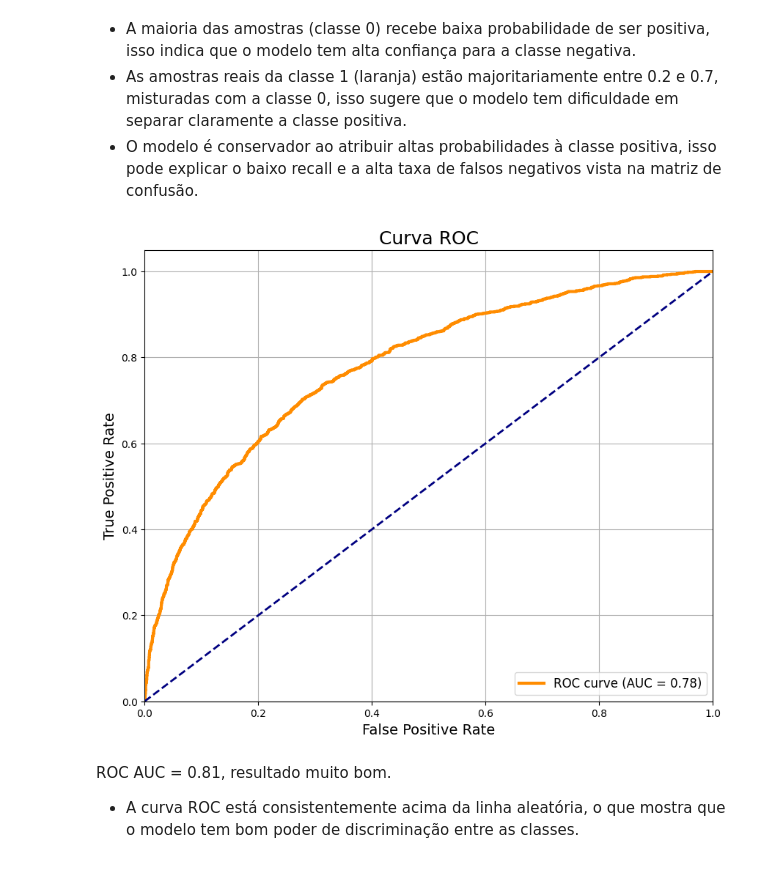
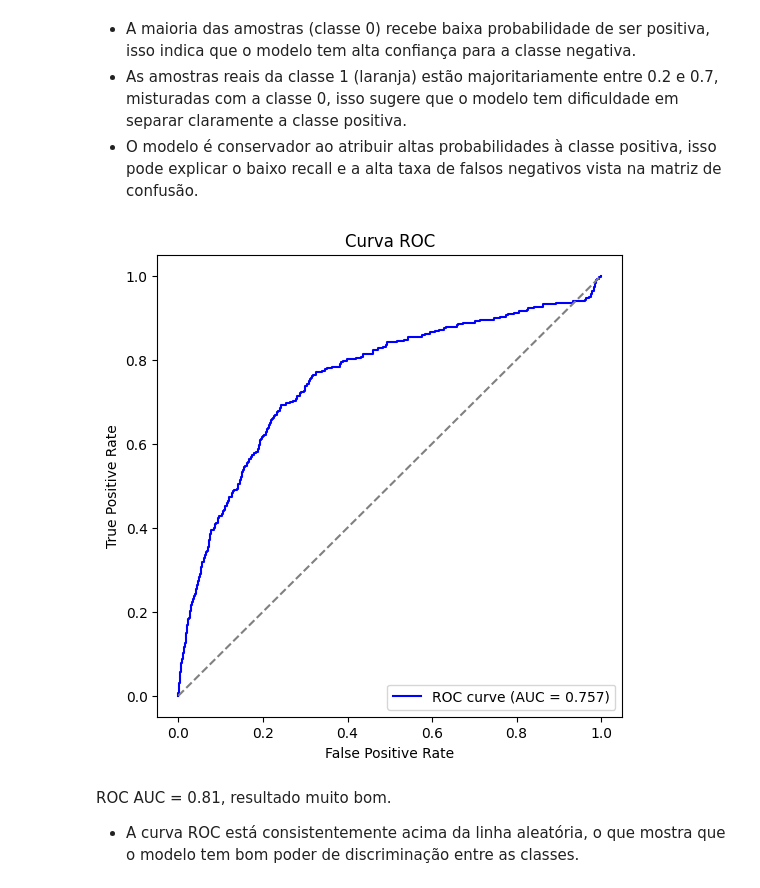
Before and after one commit to josieleferreira/credito_fintech, a Jupyter notebook: notebooks/Experimentos.ipynb, the cells around one changed output. Drawn from its saved outputs; the diff is of its cells as text; code cells hidden in the pictures.

```diff
--- a/notebooks/Experimentos.ipynb
+++ b/notebooks/Experimentos.ipynb
@@ -761,4 +800,0 @@ Pipeline(steps=[('imputer', SimpleImputer(strategy='median')),
-# %%
-pipeline_rf.fit(X_train, y_train)
-y_pred = pipeline_rf.predict(X_test)
-y_proba = pipeline_rf.predict_proba(X_test)[:, 1]
@@ -828,0 +801,17 @@ weighted avg     0.8256    0.8477    0.7970      6894
+# %%
+# Forçar todas as colunas para float
+X_train = X_train.apply(pd.to_numeric, errors='coerce')
+X_test = X_test.apply(pd.to_numeric, errors='coerce')
+
+# Preencher possíveis NaNs gerados com a média da coluna (ou 0, se preferir)
+X_train.fillna(X_train.mean(), inplace=True)
+X_test.fillna(X_train.mean(), inplace=True)
+# %%
+# Agora treinar a Random Forest
+rf_model = RandomForestClassifier(
+    n_estimators=100,
+    max_depth=None,
+    random_state=42,
+    n_jobs=-1
+)
+rf_model.fit(X_train, y_train)
@@ -1003,23 +1085,20 @@ plt.legend()
 - As amostras reais da classe 1 (laranja) estão majoritariamente entre 0.2 e 0.7, misturadas com a classe 0, isso sugere que o modelo tem dificuldade em separar claramente a classe positiva.
 - O modelo é conservador ao atribuir altas probabilidades à classe positiva, isso pode explicar o baixo recall e a alta taxa de falsos negativos vista na matriz de confusão.
 # %%
-# Curva ROC
-fpr, tpr, _ = roc_curve(y_test, y_proba)
-roc_auc = auc(fpr, tpr)
+# Calcular fpr (false positive rate), tpr (true positive rate) e thresholds
+fpr, tpr, thresholds = roc_curve(y_test, y_proba)
 
-plt.figure(figsize=(10, 8))
-plt.plot(fpr, tpr, color='darkorange', lw=3, label=f'ROC curve (AUC = {roc_auc:.2f})')
-plt.plot([0, 1], [0, 1], color='navy', lw=2, linestyle='--')
-plt.xlim([0.0, 1.0])
-plt.ylim([0.0, 1.05])
-plt.xlabel('False Positive Rate', fontsize=14)
-plt.ylabel('True Positive Rate', fontsize=14)
-plt.title('Curva ROC', fontsize=18)
-plt.legend(loc="lower right", fontsize=12)
-plt.grid(True)
+# Plotar a curva ROC
+plt.figure(figsize=(6,6))
+plt.plot(fpr, tpr, color='blue', label=f'ROC curve (AUC = {roc_auc_score(y_test, y_proba):.3f})')
+plt.plot([0, 1], [0, 1], color='gray', linestyle='--')  # linha diagonal (classificador aleatório)
+plt.xlabel('False Positive Rate')
+plt.ylabel('True Positive Rate')
+plt.title('Curva ROC')
+plt.legend(loc='lower right')
 plt.show()
 # %% [output]
-[figure, old version]
+[figure, new version]
 # %% [markdown]
 ROC AUC = 0.81, resultado muito bom.
 
```
Also changed, not shown: parts of 71 cells of this notebook.
